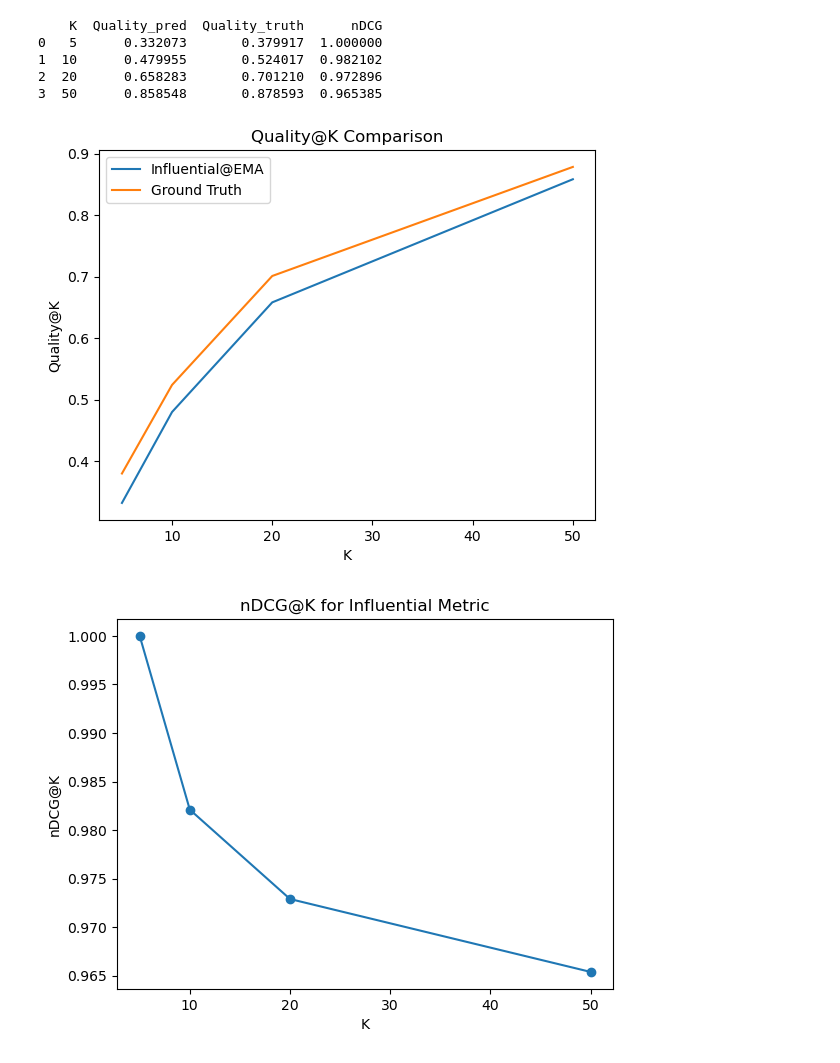
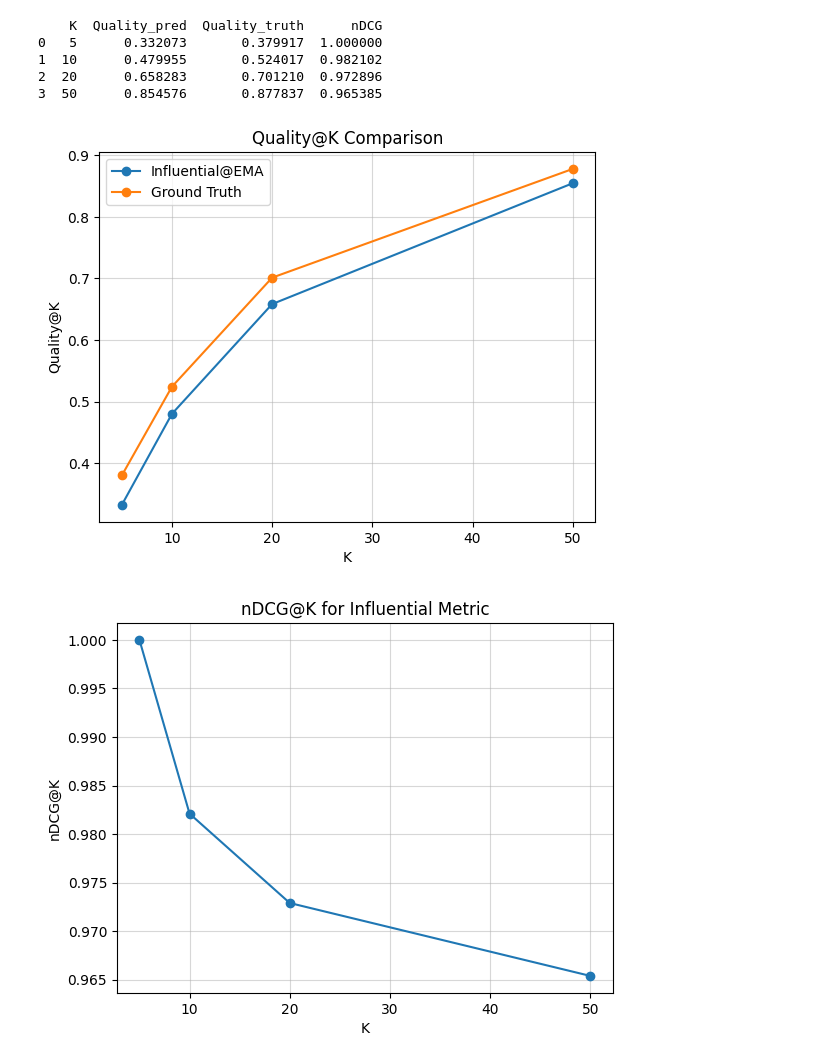
Before and after one commit to EliaTosin/DataAnaCla25, a Jupyter notebook: flipped_14/flipped_14_ADRI.ipynb, the cells around one changed output. Drawn from its saved outputs; the diff is of its cells as text; code cells hidden in the pictures.

Commit message:
added style to plots

```diff
--- a/flipped_14/flipped_14_ADRI.ipynb
+++ b/flipped_14/flipped_14_ADRI.ipynb
@@ -45,0 +16,10 @@ df.head()
+# %%
+# --- 2. Load and Preprocess Data ---
+df = pd.read_csv(DATA_PATH, parse_dates=['created_at'])
+
+# Filter for low-credibility content
+df = df[df['credibility_score'] <= NEWSGUARD_THRESHOLD]
+# Remove self-reposts
+df = df[df['user_id'] != df['retweeted_user_id']]
+
+df.head()
@@ -46,6 +33,5 @@ df.head()
 # %%
 # --- 3. Compute Influential Metric per User per Time Slot ---
-# return a list of times slots, each containing the total re-posts per user
 def compute_influential_by_slot(df, start_date, end_date, delta):
     """
     Partition the data into time slots of length `delta` days and compute
@@ -56,15 +42,15 @@ def compute_influential_by_slot(df, start_date, end_date, delta):
     slot_idx = 0
     while current_start < end_date:
         current_end = current_start + timedelta(days=delta)
-        mask = (df['timestamp'] >= current_start) & (df['timestamp'] < current_end)
+        mask = (df['created_at'] >= current_start) & (df['created_at'] < current_end)
         sub = df[mask]
-        counts = sub.groupby('original_author_id').size()
+        counts = sub.groupby('retweeted_user_id').size()
         slots[slot_idx] = counts
         slot_idx += 1
         current_start = current_end
     return slots
 
-min_date, max_date = df['timestamp'].min(), df['timestamp'].max()
+min_date, max_date = df['created_at'].min(), df['created_at'].max()
 slots = compute_influential_by_slot(df, min_date, max_date, DELTA_DAYS)
 slots
 # %% [output]
@@ -121,16 +109,14 @@ original_author_id
 Length: 269, dtype: float64
 # %%
-
 # --- 5. Build Low-Credibility Re-Share Network ---
 # the Weight indicates the number of re-post from the original author to the user
 G = nx.DiGraph()
 for _, row in df.iterrows():
-    u, v = row['original_author_id'], row['user_id']
+    u, v = row['retweeted_user_id'], row['user_id']
     G.add_edge(u, v, weight=G[u][v]['weight'] + 1 if G.has_edge(u, v) else 1)
 
 total_weight = sum(d['weight'] for _, _, d in G.edges(data=True))
 # %%
-
 # --- 6. Network Dismantling Evaluation ---
 # the percentage of prevented re-posts when removing the top K users
 def network_dismantling(G, ranking, ks):
@@ -145,7 +131,7 @@ def network_dismantling(G, ranking, ks):
     return qualities
 
 # Compute ground truth for comparison, counting the number of re-posts per original author
-ground_truth = df.groupby('original_author_id').size().sort_values(ascending=False)
+ground_truth = df.groupby('retweeted_user_id').size().sort_values(ascending=False)
 Ks = [5, 10, 20, 50]
 
 quality_pred = network_dismantling(G, predicted_ranking, Ks)
@@ -169,31 +154,32 @@ def compute_ndcg(pred_ranking, truth_ranking, K):
 
 ndcg_pred = {K: compute_ndcg(predicted_ranking, ground_truth, K) for K in Ks}
 # %%
-
 # --- 8. Results & Visualization ---
 results = pd.DataFrame({
     'K': Ks,
     'Quality_pred': [quality_pred[K] for K in Ks],
     'Quality_truth': [quality_truth[K] for K in Ks],
     'nDCG': [ndcg_pred[K] for K in Ks]
 })
 print(results)
 
 plt.figure()
-plt.plot(results['K'], results['Quality_pred'], label='Influential@EMA')
-plt.plot(results['K'], results['Quality_truth'], label='Ground Truth')
+plt.plot(results['K'], results['Quality_pred'], label='Influential@EMA', marker='o')
+plt.plot(results['K'], results['Quality_truth'], label='Ground Truth', marker='o')
 plt.xlabel('K'); plt.ylabel('Quality@K')
+plt.grid(True, alpha=0.5)
 plt.title('Quality@K Comparison'); plt.legend(); plt.show()
 
 plt.figure()
 plt.plot(results['K'], results['nDCG'], marker='o')
 plt.xlabel('K'); plt.ylabel('nDCG@K')
+plt.grid(True, alpha=0.5)
 plt.title('nDCG@K for Influential Metric'); plt.show()
 # %% [output]
     K  Quality_pred  Quality_truth      nDCG
 0   5      0.332073       0.379917  1.000000
 1  10      0.479955       0.524017  0.982102
 2  20      0.658283       0.701210  0.972896
-3  50      0.858548       0.878593  0.965385
+3  50      0.854576       0.877837  0.965385
-[figure, old version]
+[figure, new version]
-[figure, old version]
+[figure, new version]
```
Also changed, not shown: parts of 6 cells of this notebook, 1 other file.
